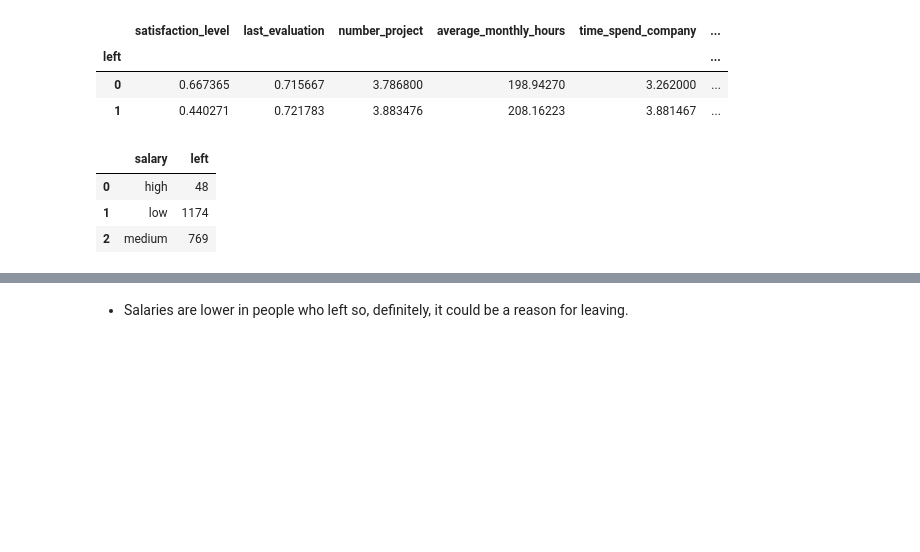
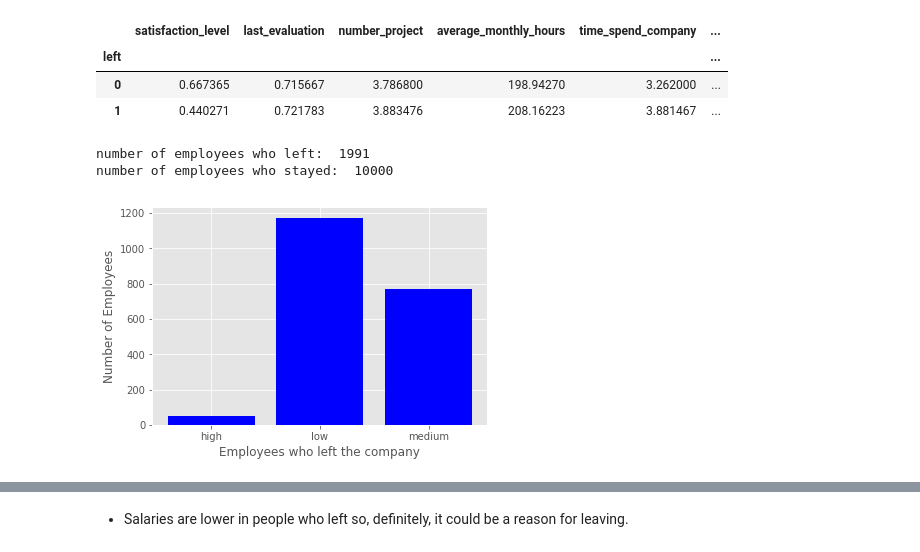
Before and after one commit to MariaGamero/TFM-ReasonsforEmployeeTurnover, a Jupyter notebook: 0.DataScrubbing.ipynb, the cells around one changed output, grey strips where cells are left out. Cells and saved outputs as stored; diff of their text form; code cells hidden in the pictures; blank space fills up the shorter version.

```diff
--- a/0.DataScrubbing.ipynb
+++ b/0.DataScrubbing.ipynb
@@ -333,13 +315,22 @@ hr_no_dupl.groupby('left').mean()
 #Definitions:
 people_who_stay= hr_no_dupl[hr_no_dupl['left']==0] #people who stay
 people_who_leave= hr_no_dupl[hr_no_dupl['left']==1] #people who leave
+# %%
+#How many are there?
+print("number of employees who left: ",len(people_who_leave))
+print("number of employees who stayed: ",len(people_who_stay))
+# %% [output]
+number of employees who left:  1991
+number of employees who stayed:  10000
 # %%
 #salaries of people who left
-people_who_leave.groupby('salary')['left'].count().reset_index()
+salary_people_who_left= people_who_leave.groupby('salary')['left'].count().reset_index()
+#graph:
+plt.bar(salary_people_who_left.salary, salary_people_who_left.left,color='blue')
+plt.xlabel('Employees who left the company')
+plt.ylabel('Number of Employees')
+plt.show()
 # %% [output]
-|  | salary | left |
-| 0 | high | 48 |
-| 1 | low | 1174 |
-| 2 | medium | 769 |
+[figure, added]
 # %%
 #salaries of people who stay
```
Also changed, not shown: parts of 16 cells of this notebook.
